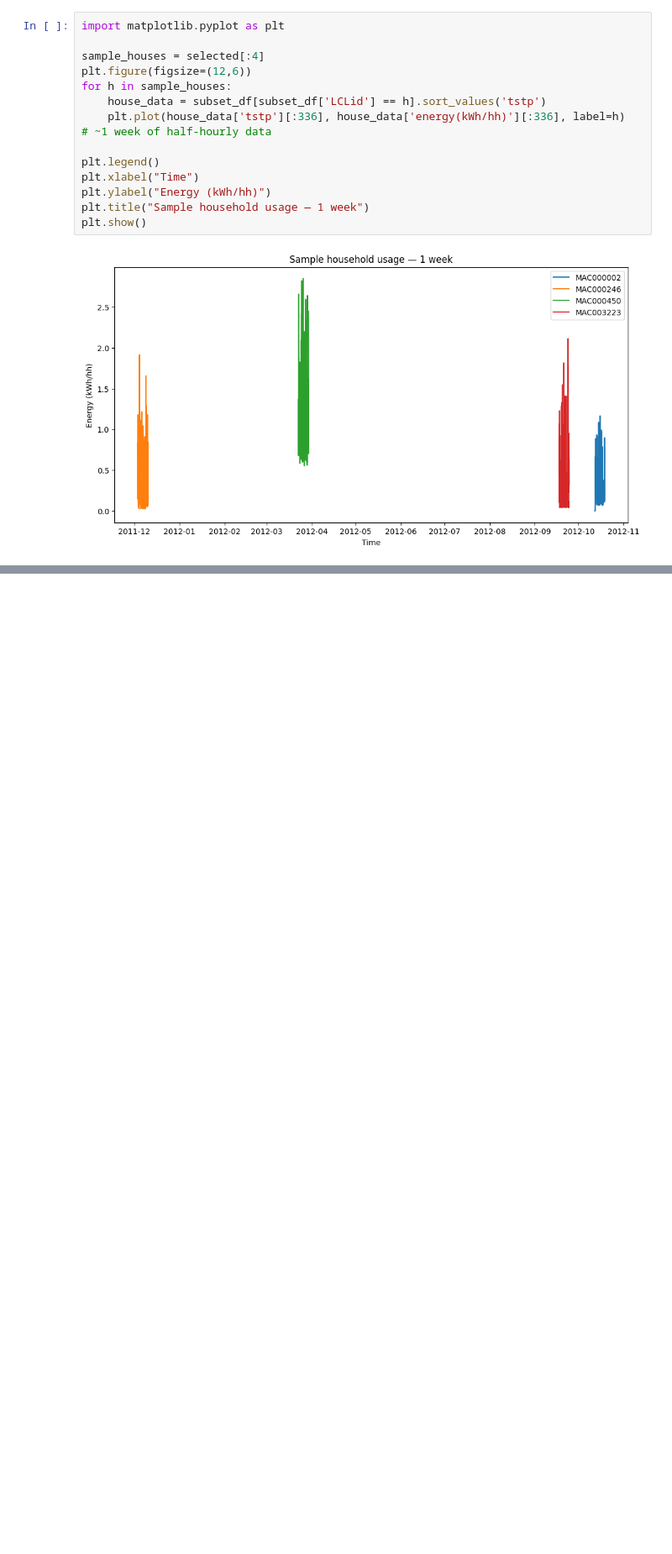
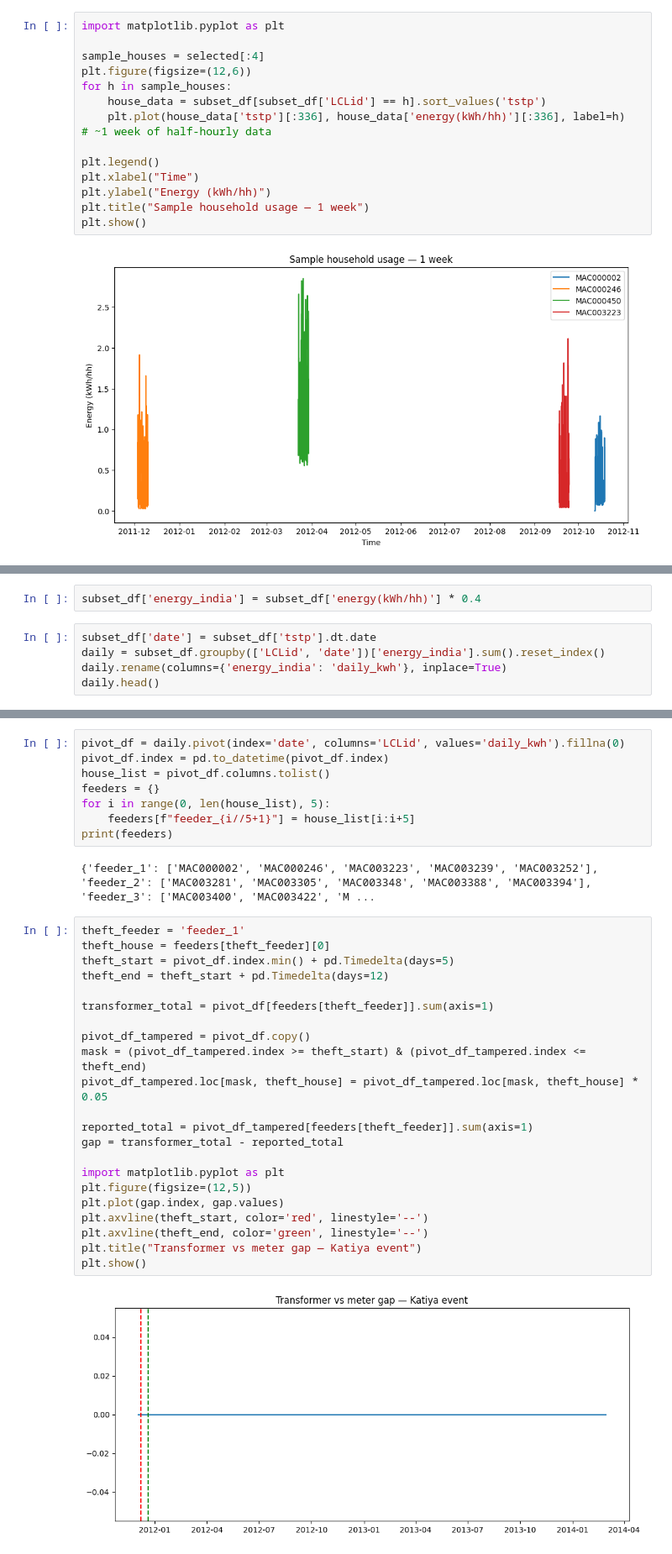
Before and after one commit to parth1rtx/SIH-2026, a Jupyter notebook: dayinbits_week1_1.ipynb, the cells around one changed output, grey strips where cells are left out. Shown at 84% size. Cells and saved outputs as stored; diff of their text form; blank space fills up the shorter version.

```diff
--- a/dayinbits_week1_1.ipynb
+++ b/dayinbits_week1_1.ipynb
@@ -150,0 +184,7 @@ plt.show()
+# %%
+subset_df['energy_india'] = subset_df['energy(kWh/hh)'] * 0.4
+# %%
+subset_df['date'] = subset_df['tstp'].dt.date
+daily = subset_df.groupby(['LCLid', 'date'])['energy_india'].sum().reset_index()
+daily.rename(columns={'energy_india': 'daily_kwh'}, inplace=True)
+daily.head()
@@ -150,0 +198,34 @@ plt.show()
+# %%
+pivot_df = daily.pivot(index='date', columns='LCLid', values='daily_kwh').fillna(0)
+pivot_df.index = pd.to_datetime(pivot_df.index)
+house_list = pivot_df.columns.tolist()
+feeders = {}
+for i in range(0, len(house_list), 5):
+    feeders[f"feeder_{i//5+1}"] = house_list[i:i+5]
+print(feeders)
+# %% [output]
+{'feeder_1': ['MAC000002', 'MAC000246', 'MAC003223', 'MAC003239', 'MAC003252'], 'feeder_2': ['MAC003281', 'MAC003305', 'MAC003348', 'MAC003388', 'MAC003394'], 'feeder_3': ['MAC003400', 'MAC003422', 'M ...
+# %%
+theft_feeder = 'feeder_1'
+theft_house = feeders[theft_feeder][0]
+theft_start = pivot_df.index.min() + pd.Timedelta(days=5)
+theft_end = theft_start + pd.Timedelta(days=12)
+
+transformer_total = pivot_df[feeders[theft_feeder]].sum(axis=1)
+
+pivot_df_tampered = pivot_df.copy()
+mask = (pivot_df_tampered.index >= theft_start) & (pivot_df_tampered.index <= theft_end)
+pivot_df_tampered.loc[mask, theft_house] = pivot_df_tampered.loc[mask, theft_house] * 0.05
+
+reported_total = pivot_df_tampered[feeders[theft_feeder]].sum(axis=1)
+gap = transformer_total - reported_total
+
+import matplotlib.pyplot as plt
+plt.figure(figsize=(12,5))
+plt.plot(gap.index, gap.values)
+plt.axvline(theft_start, color='red', linestyle='--')
+plt.axvline(theft_end, color='green', linestyle='--')
+plt.title("Transformer vs meter gap — Katiya event")
+plt.show()
+# %% [output]
+[figure, added]
```
Also changed, not shown: parts of 7 cells of this notebook.
